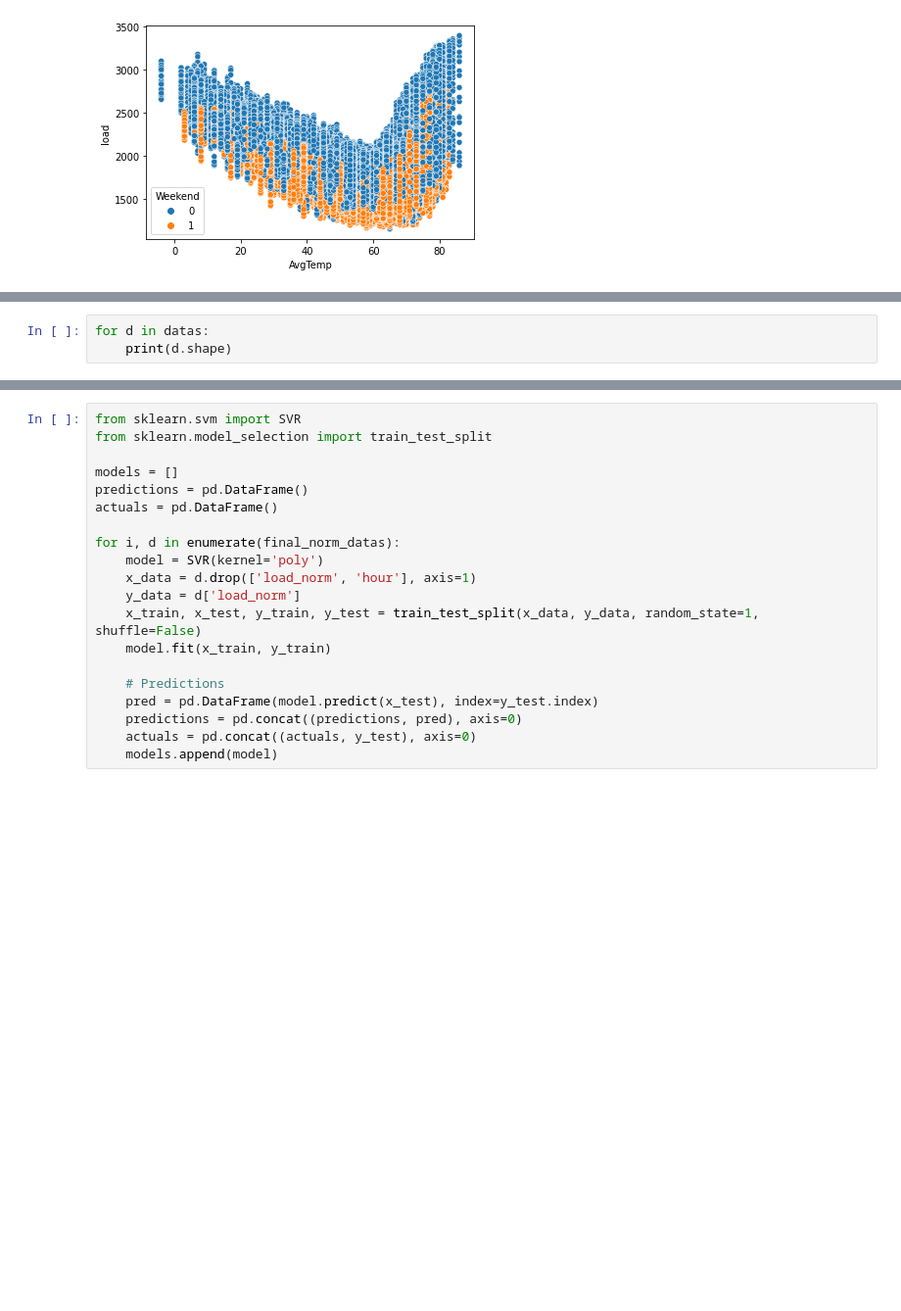
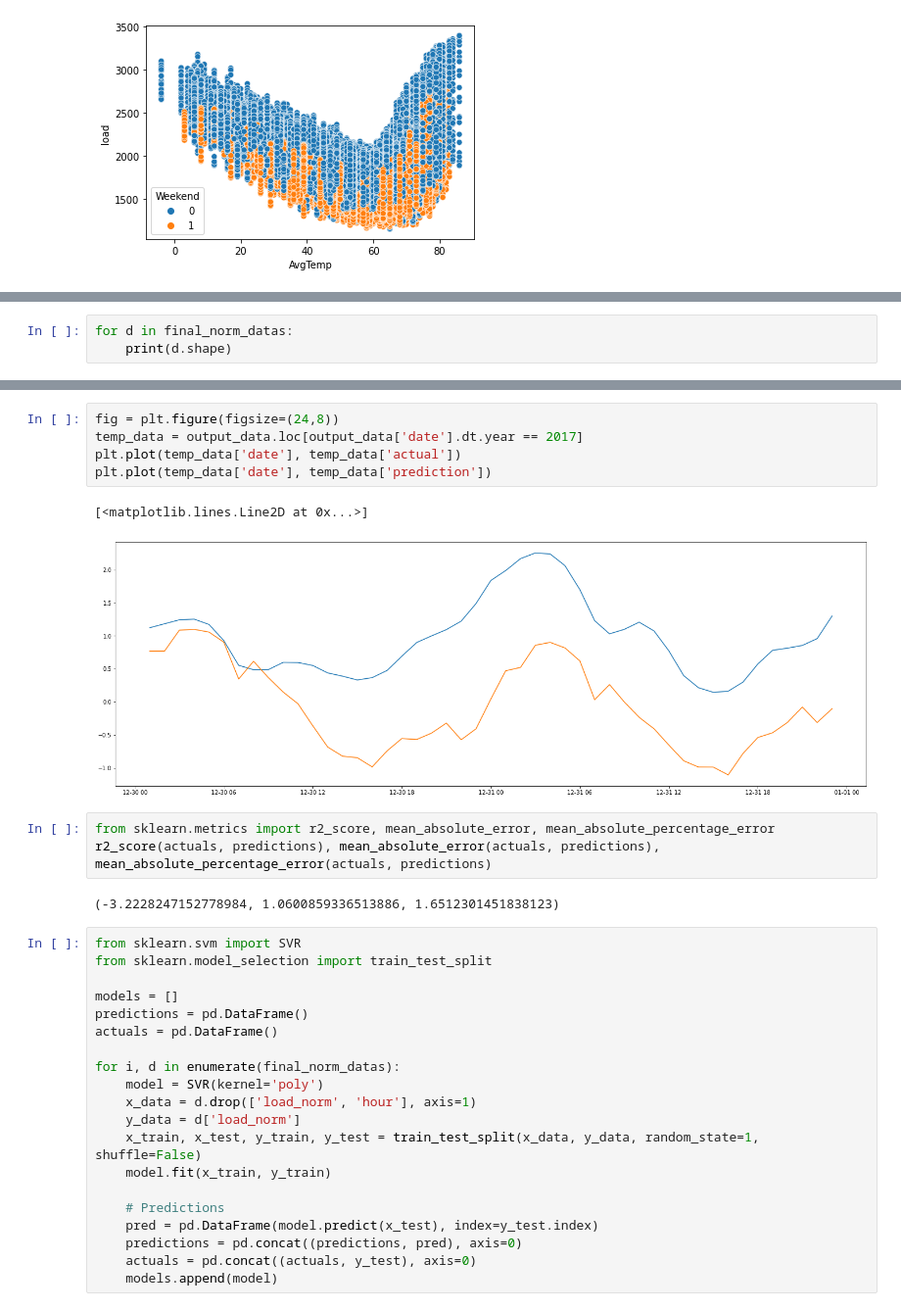
Before and after one commit to divyaksh-shukla/bits-dissertation, a Jupyter notebook: test3_nn.ipynb, the cells around one changed output, grey strips where cells are left out. Shown at 98% size. Cells and saved outputs as stored; diff of their text form; blank space fills up the shorter version.

```diff
--- a/test3_nn.ipynb
+++ b/test3_nn.ipynb
@@ -335,4 +336,4 @@ final_norm_datas[1]
 # %%
-for d in datas:
+for d in final_norm_datas:
     print(d.shape)
 # %% [output]
@@ -356,3 +438,16 @@ for d in datas:
+# %%
+fig = plt.figure(figsize=(24,8))
+temp_data = output_data.loc[output_data['date'].dt.year == 2017]
+plt.plot(temp_data['date'], temp_data['actual'])
+plt.plot(temp_data['date'], temp_data['prediction'])
+# %% [output]
+[<matplotlib.lines.Line2D at 0x...>]
+[figure, added]
+# %%
+from sklearn.metrics import r2_score, mean_absolute_error, mean_absolute_percentage_error
+r2_score(actuals, predictions), mean_absolute_error(actuals, predictions), mean_absolute_percentage_error(actuals, predictions)
+# %% [output]
+(-3.2228247152778984, 1.0600859336513886, 1.6512301451838123)
 # %%
 from sklearn.svm import SVR
 from sklearn.model_selection import train_test_split
```
Also changed, not shown: parts of 14 cells of this notebook, 23 other files.
